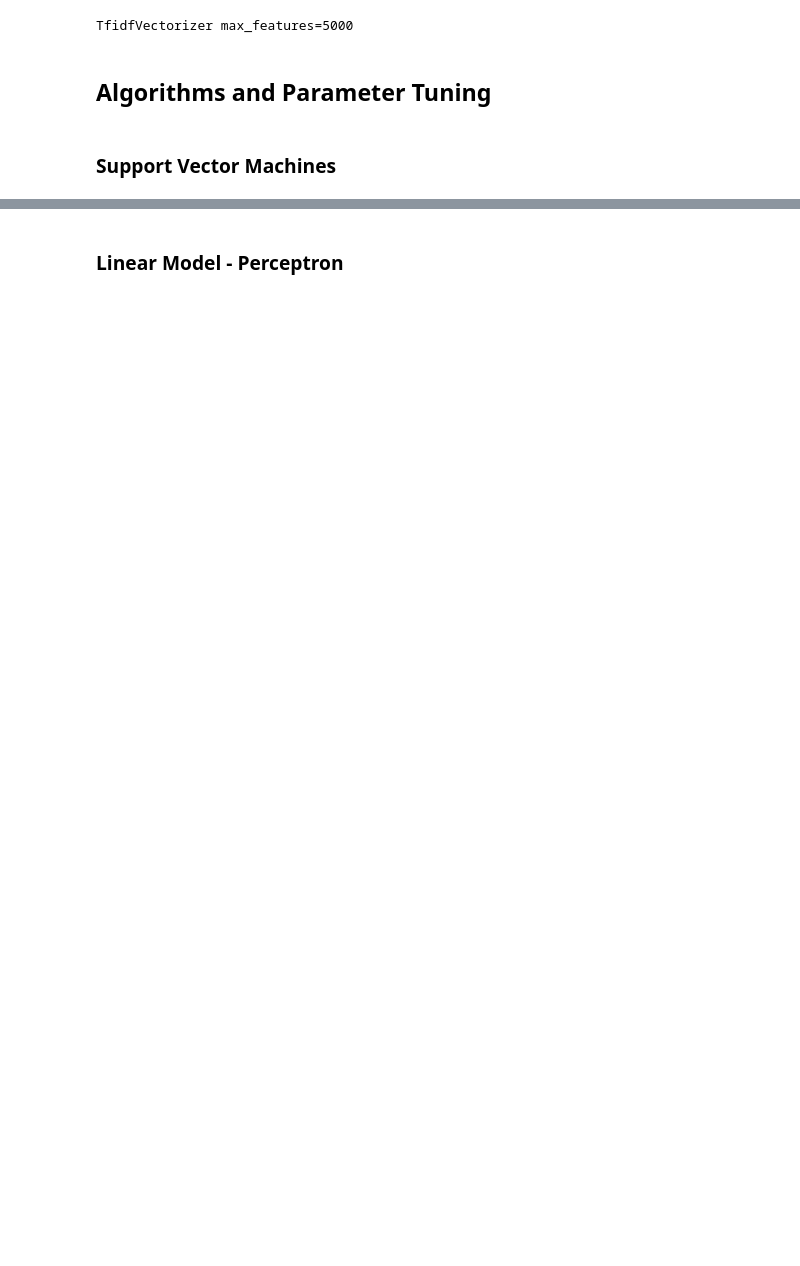
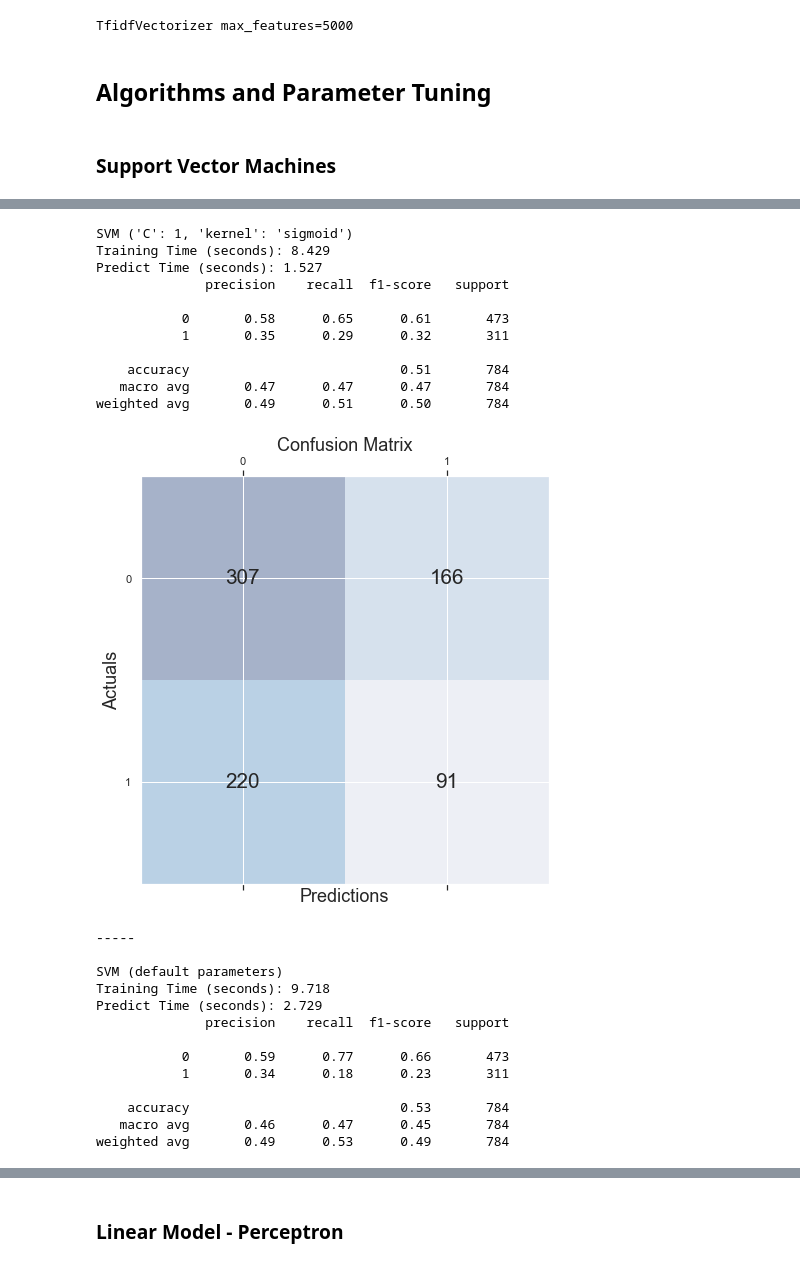
Before and after one commit to joaoDossena/MIEIC-IART, a Jupyter notebook: proj2 - Irony Detection/src/notebooks/Delivery.ipynb, the cells around one changed output, grey strips where cells are left out. Saved outputs shown, nothing was run; the diff lists cells and outputs as text; code cells hidden in the pictures; blank space fills up the shorter version.

```diff
--- a/proj2 - Irony Detection/src/notebooks/Delivery.ipynb
+++ b/proj2 - Irony Detection/src/notebooks/Delivery.ipynb
@@ -151,0 +169,7 @@ Processed
+# %%
+# train and test processing
+corpus_2 = processing_2(train_df)
+test_corpus_2 = processing_2(test_df)
+
+corpus = processing(train_df)
+test_corpus = processing(test_df)
@@ -154,12 +183,9 @@ from sklearn.feature_extraction.text import CountVectorizer
 
 # Create bag-of-words model
 def bagOfWords(df, corpus):
-    vectorizer = CountVectorizer(max_features = 250) # original = 1500
+    vectorizer = CountVectorizer(max_features = 1500) # original = 1500
     X = vectorizer.fit_transform(corpus).toarray()
     y = df.iloc[:,1].values
 
-    print("Bag of words done!")
-
-    print("bag_of_words: 250 max_features")
     return (X, y)
 # %%
@@ -180,4 +207,8 @@ Train_Y = corpus.iloc[:,1].values
 
 Test_X = test_corpus['text_final']
 Test_Y = test_corpus.iloc[:,1].values
+
+
+(Train_X_2, Train_Y_2) = bagOfWords(train_df, corpus_2)
+(Test_X_2, Test_Y_2) = bagOfWords(test_df, test_corpus_2)
 # %%
@@ -282,3 +304,34 @@ Predict Time: 0.148
    macro avg       0.63      0.63      0.63       784
 weighted avg       0.65      0.64      0.64       784
 [figure]
+# %%
+# Using Stemming / Bag-of-words
+(svc_optimized, svc_optimized_train_time, svc_optimized_predict_time, svc_optimized_y_test, svc_optimized_y_pred) = svm_optimized(Train_X_2, Test_X_2, Train_Y_2, Test_Y_2)
+print("\n-----\n")
+(svc_for_graph, svc_train_time, svc_predict_time, svc_y_test, svc_y_pred) = svm_default(Train_X_2, Test_X_2, Train_Y_2, Test_Y_2)
+# %% [output]
+SVM ('C': 1, 'kernel': 'sigmoid')
+Training Time (seconds): 8.429
+Predict Time (seconds): 1.527
+              precision    recall  f1-score   support
+
+           0       0.58      0.65      0.61       473
+           1       0.35      0.29      0.32       311
+
+    accuracy                           0.51       784
+   macro avg       0.47      0.47      0.47       784
+weighted avg       0.49      0.51      0.50       784
+[figure, added]
+-----
+
+SVM (default parameters)
+Training Time (seconds): 9.718
+Predict Time (seconds): 2.729
+              precision    recall  f1-score   support
+
+           0       0.59      0.77      0.66       473
+           1       0.34      0.18      0.23       311
+
+    accuracy                           0.53       784
+   macro avg       0.46      0.47      0.45       784
+weighted avg       0.49      0.53      0.49       784
```
Also changed, not shown: parts of 69 cells of this notebook, 3 other files.
